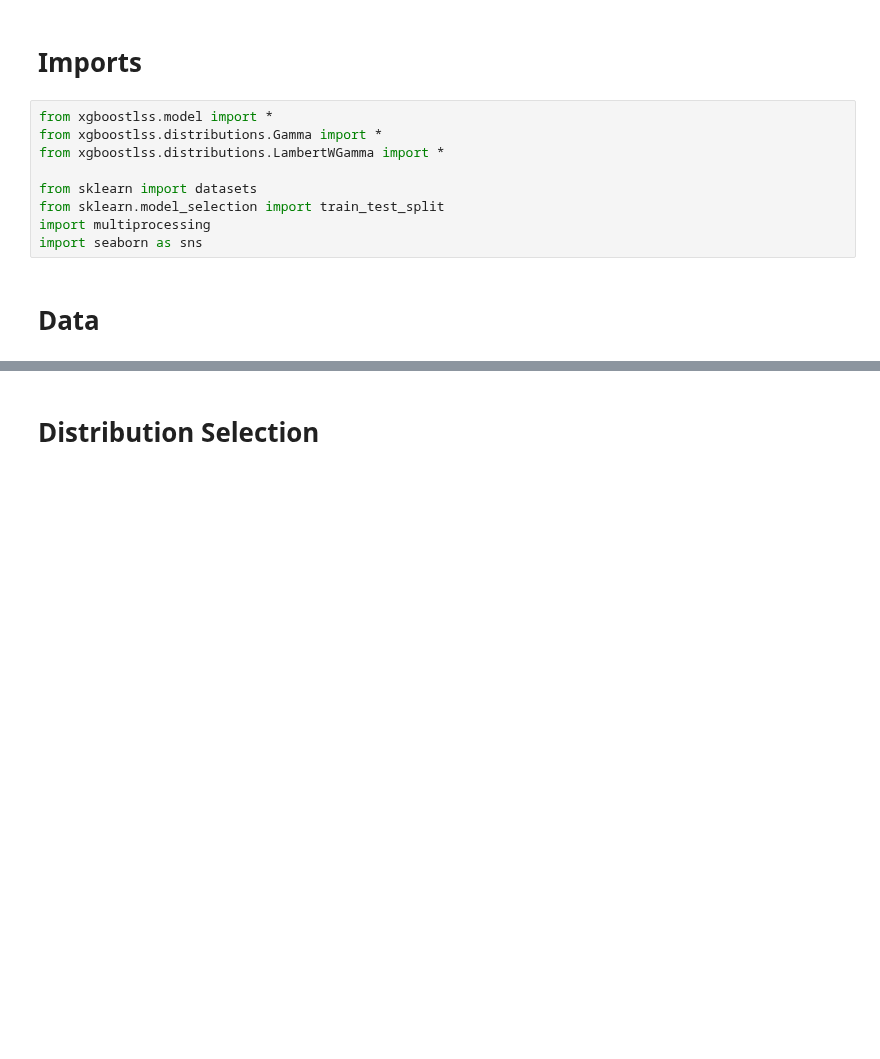
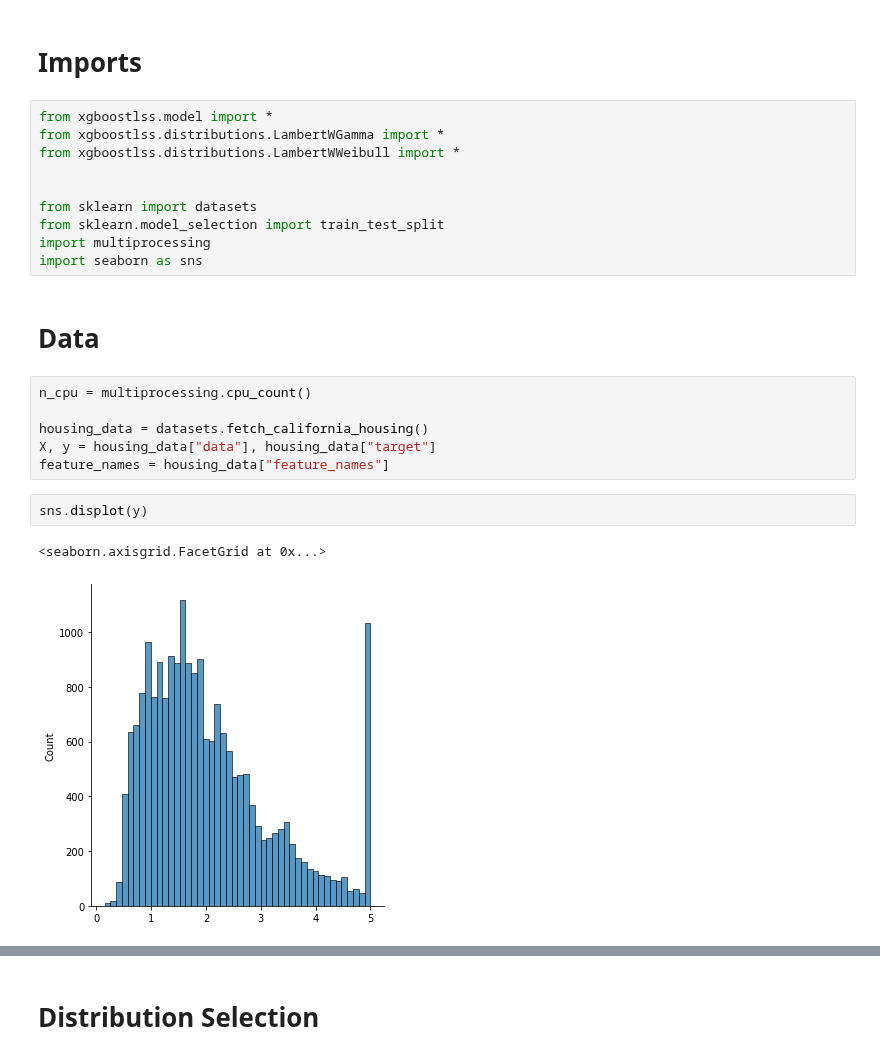
Before and after one commit to StatMixedML/XGBoostLSS, a Jupyter notebook: docs/examples/LambertWGamma_Regression_CaliforniaHousing.ipynb, the cells around one changed output, grey strips where cells are left out. Saved outputs shown, nothing was run; the diff lists cells and outputs as text; blank space fills up the shorter version.

```diff
--- a/docs/examples/LambertWGamma_Regression_CaliforniaHousing.ipynb
+++ b/docs/examples/LambertWGamma_Regression_CaliforniaHousing.ipynb
@@ -6,8 +8,9 @@
 # Imports
 # %%
 from xgboostlss.model import *
-from xgboostlss.distributions.Gamma import *
 from xgboostlss.distributions.LambertWGamma import *
+from xgboostlss.distributions.LambertWWeibull import *
+
 
 from sklearn import datasets
 from sklearn.model_selection import train_test_split
@@ -15,3 +18,14 @@ import multiprocessing
 import seaborn as sns
 # %% [markdown]
 # Data
+# %%
+n_cpu = multiprocessing.cpu_count()
+
+housing_data = datasets.fetch_california_housing()
+X, y = housing_data["data"], housing_data["target"]
+feature_names = housing_data["feature_names"]
+# %%
+sns.displot(y)
+# %% [output]
+<seaborn.axisgrid.FacetGrid at 0x...>
+[figure, added]
```
Also changed, not shown: parts of 22 cells of this notebook, 3 other files.
